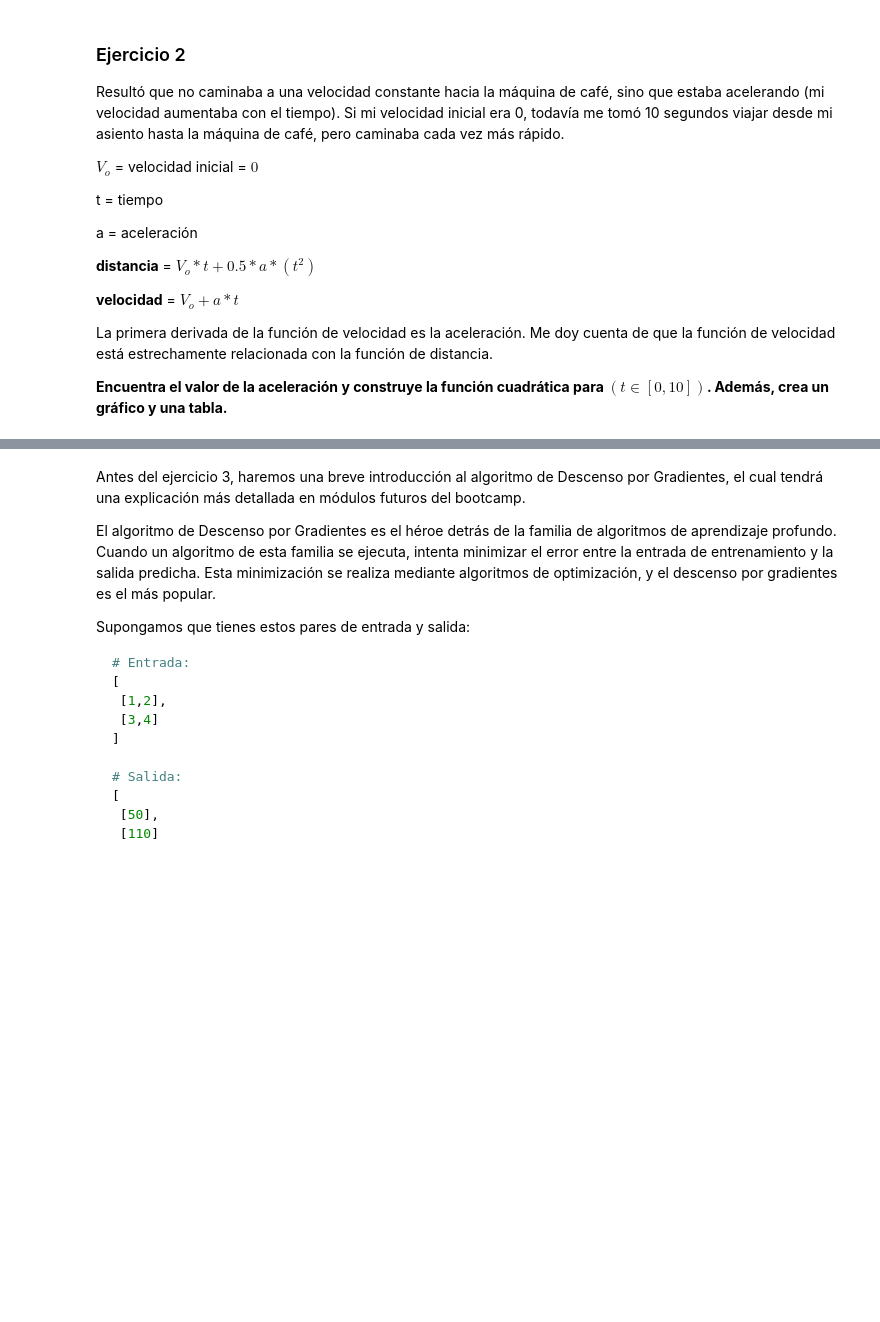
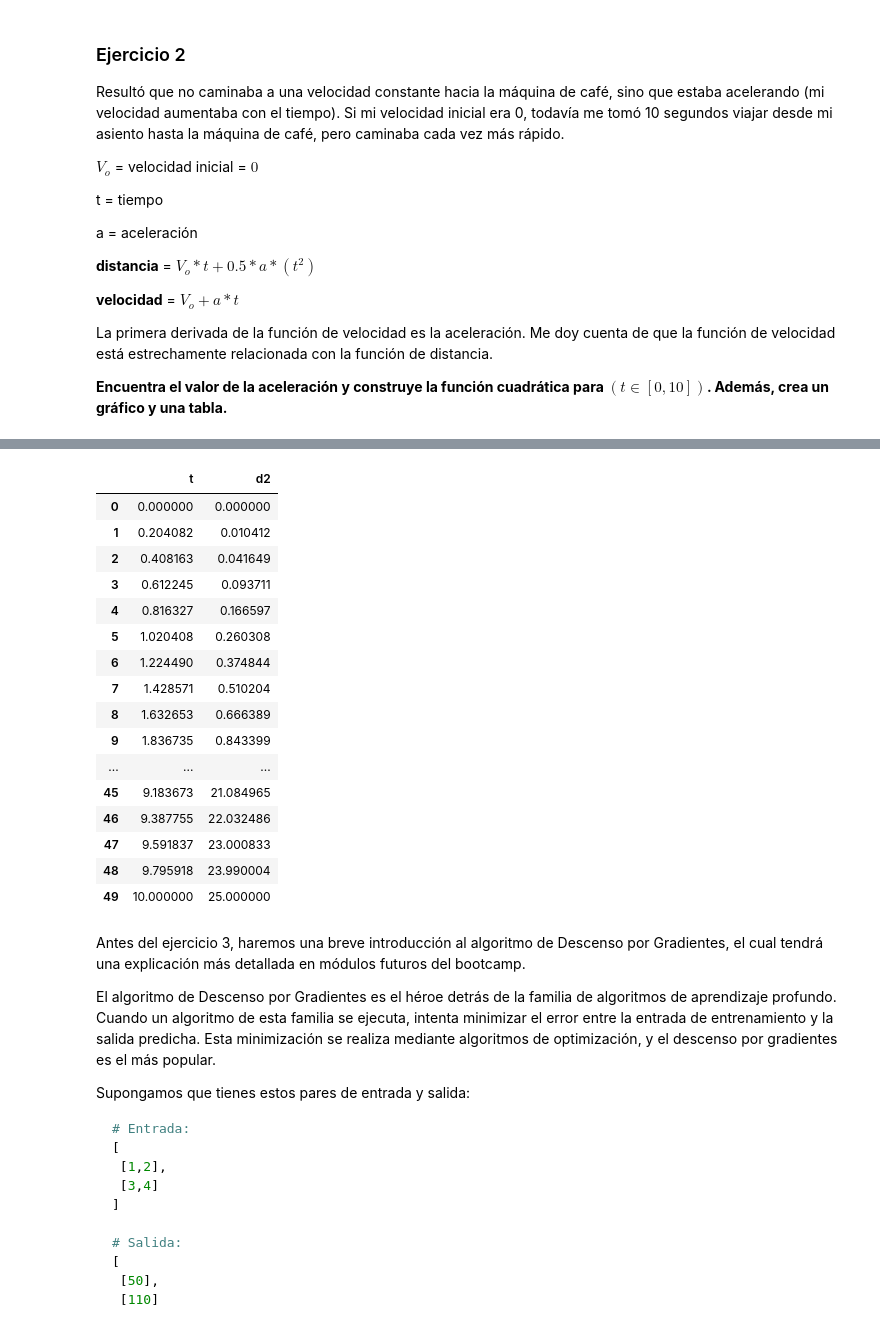
Before and after one commit to Camilochavez630/calculus-and-algebra-problems-with-python, a Jupyter notebook: notebook/problems.es.ipynb, the cells around one changed output, grey strips where cells are left out. Drawn from its saved outputs; the diff is of its cells as text; code cells hidden in the pictures; blank space fills up the shorter version.

```diff
--- a/notebook/problems.es.ipynb
+++ b/notebook/problems.es.ipynb
@@ -98,5 +98,32 @@ plt.plot(t,distancia(t))
 # %%
 # Crea un DataFrame
+import pandas as pd
+
+Dic = {
+    "t":t,
+    "d2": d2(t)
+}
+df = pd.DataFrame(Dic)
+
+df
+# %% [output]
+|  | t | d2 |
+| 0 | 0.000000 | 0.000000 |
+| 1 | 0.204082 | 0.010412 |
+| 2 | 0.408163 | 0.041649 |
+| 3 | 0.612245 | 0.093711 |
+| 4 | 0.816327 | 0.166597 |
+| 5 | 1.020408 | 0.260308 |
+| 6 | 1.224490 | 0.374844 |
+| 7 | 1.428571 | 0.510204 |
+| 8 | 1.632653 | 0.666389 |
+| 9 | 1.836735 | 0.843399 |
+| ... | ... | ... |
+| 45 | 9.183673 | 21.084965 |
+| 46 | 9.387755 | 22.032486 |
+| 47 | 9.591837 | 23.000833 |
+| 48 | 9.795918 | 23.990004 |
+| 49 | 10.000000 | 25.000000 |
 # %% [markdown]
 Antes del ejercicio 3, haremos una breve introducción al algoritmo de Descenso por Gradientes, el cual tendrá una explicación más detallada en módulos futuros del bootcamp.
 
```
Also changed, not shown: parts of 1 cell of this notebook.
